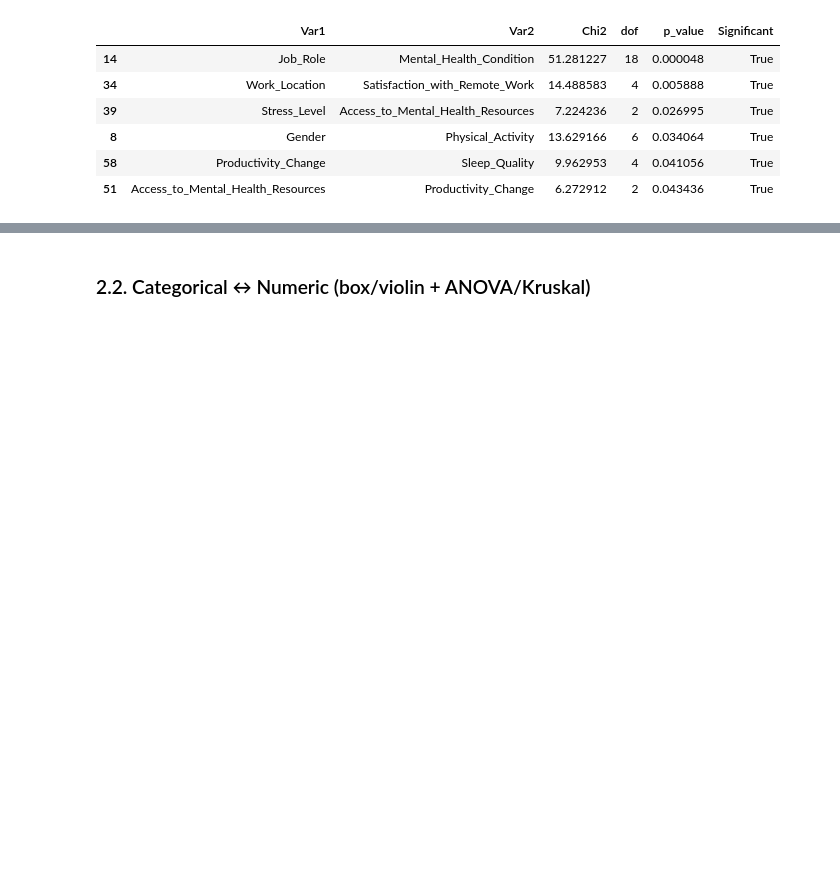
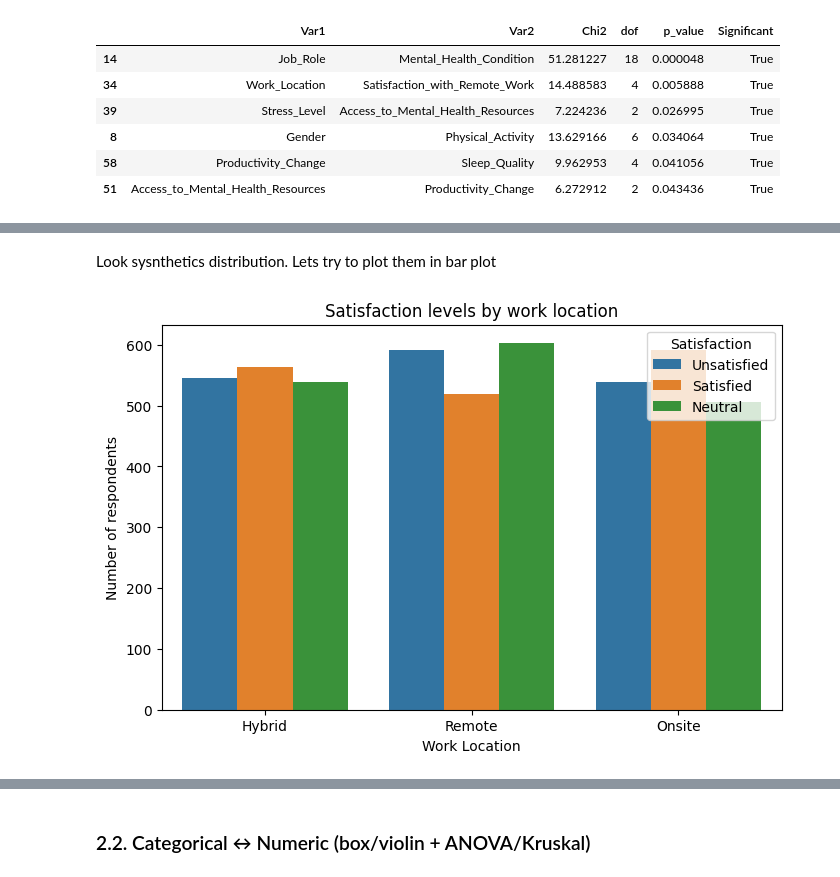
Before and after one commit to lehuong2709/Mind_At_Work_Website, a Jupyter notebook: notebook/Diagnosistic.ipynb, the cells around one changed output, grey strips where cells are left out. Saved outputs shown, nothing was run; the diff lists cells and outputs as text; code cells hidden in the pictures; blank space fills up the shorter version.

```diff
--- a/notebook/Diagnosistic.ipynb
+++ b/notebook/Diagnosistic.ipynb
@@ -278,0 +375,15 @@ plt.show()
+# %% [markdown]
+Look sysnthetics distribution. Lets try to plot them in bar plot
+# %%
+import seaborn as sns
+import matplotlib.pyplot as plt
+
+plt.figure(figsize=(8,5))
+sns.countplot(data=df, x="Work_Location", hue="Satisfaction_with_Remote_Work")
+plt.title("Satisfaction levels by work location")
+plt.xlabel("Work Location")
+plt.ylabel("Number of respondents")
+plt.legend(title="Satisfaction")
+plt.show()
+# %% [output]
+[figure, added]
```
Also changed, not shown: parts of 55 cells of this notebook, 7 other files.
